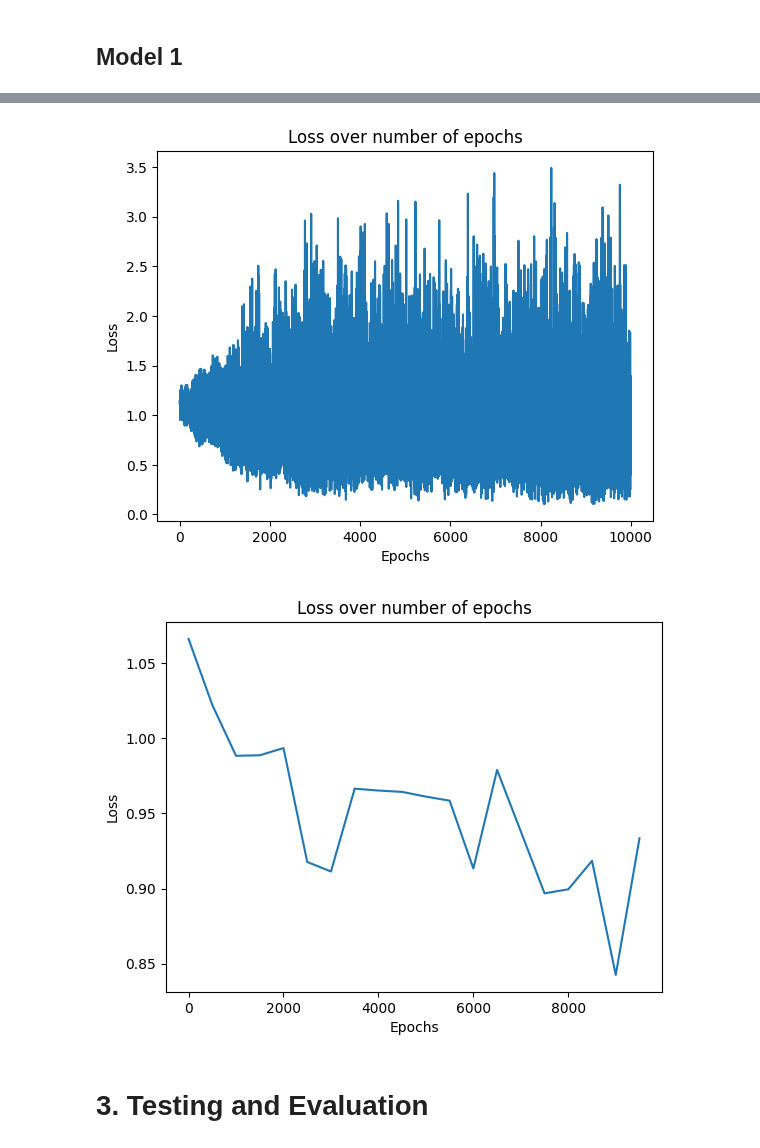
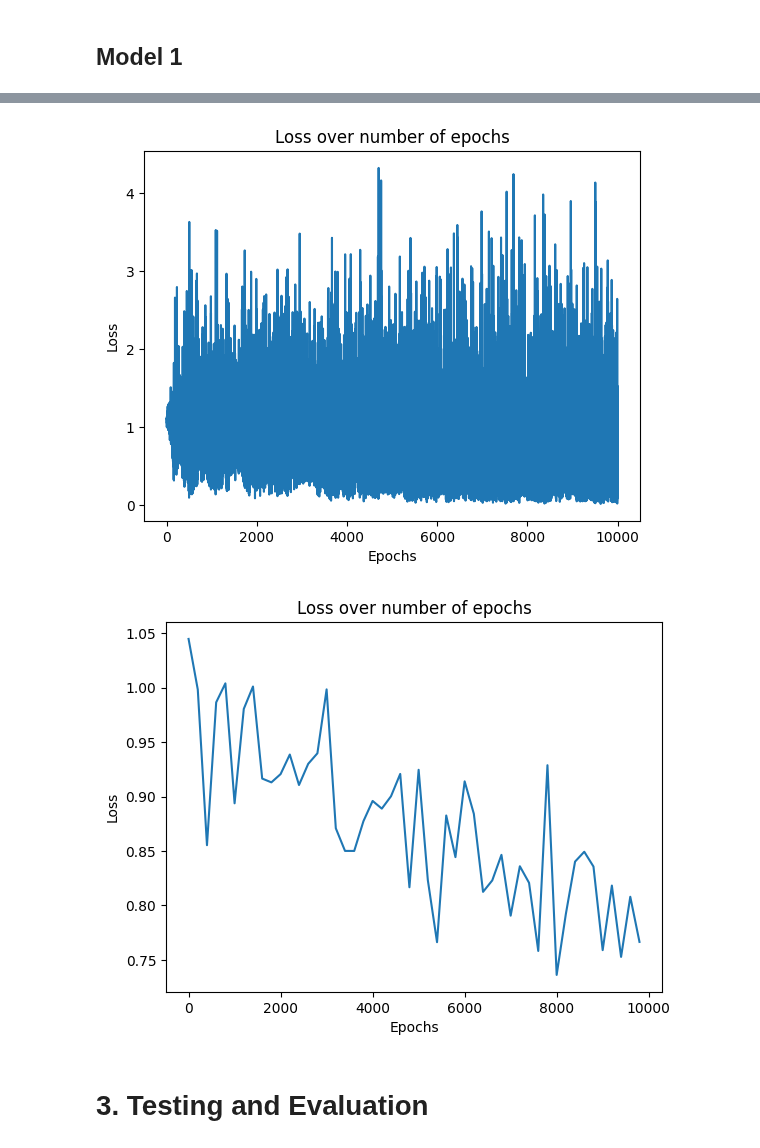
Before and after one commit to LisonLau/CITS4012-Project, a Jupyter notebook: CITS4012_10.ipynb, the cells around one changed output, grey strips where cells are left out. Drawn from its saved outputs; the diff is of its cells as text; code cells hidden in the pictures.

```diff
--- a/CITS4012_10.ipynb
+++ b/CITS4012_10.ipynb
@@ -326,9 +342,10 @@ class Decoder(nn.Module):
 # random.seed(seed)
 
 num_epochs = 10000
-display_interval = 500
-learning_rate = 0.01
-hidden_size = 50
+print_interval = 500
+plot_interval = 200
+learning_rate = 0.001
+hidden_size = 64
 attention_type = 'dot_product' # 'dot_product', 'scaled_dot_product', 'cosine_similarity'
 
 # embedding = nn.Embedding.from_pretrained(glove_weights)
@@ -337,12 +354,11 @@ embedding = nn.Embedding(vocab_size, hidden_size)
 encoder = Encoder(hidden_size, embedding, num_layers=1)
 decoder = Decoder(hidden_size, 3, attention=attention_type)
 
-encoder_optimizer = optim.SGD(encoder.parameters(), lr=learning_rate)
-decoder_optimizer = optim.SGD(decoder.parameters(), lr=learning_rate)
+encoder_optimizer = optim.Adam(encoder.parameters(), lr=learning_rate)
+decoder_optimizer = optim.Adam(decoder.parameters(), lr=learning_rate)
 criterion = nn.NLLLoss()
-plot_losses = []
-plot_avg_losses = []
-total_loss = 0
+plot_all_losses, plot_avg_losses, print_loss_total, plot_loss_total = [], [], 0, 0
+start = time.time()
 
 for epoch in range(1, num_epochs+1):
     random_idx = random.choice(range(len(train_data)))
@@ -376,13 +392,18 @@ for epoch in range(1, num_epochs+1):
     encoder_optimizer.step()
     decoder_optimizer.step()
 
-    loss = loss.item()
-    total_loss += loss
-    plot_losses.append(loss)
+    print_loss_total += loss.item()
+    plot_loss_total += loss.item()
+    plot_all_losses.append(loss.item())
 
-    if (epoch+1) % display_interval == 0:
-        avg_loss = total_loss / display_interval
-        plot_avg_losses.append(avg_loss)
-        total_loss = 0
-        print(f'Epoch [{epoch+1}/{num_epochs}], Loss: {avg_loss:.4f}')
+    if epoch % print_interval == 0:
+        print_avg_loss = print_loss_total / print_interval
+        print_time = timeSince(start, epoch / num_epochs)
+        print(f'{print_time} Epoch [{epoch}/{num_epochs}] Loss: {print_avg_loss:.4f}')
+        print_loss_total = 0
+
+    if epoch % plot_interval == 0:
+        plot_avg_loss = plot_loss_total / plot_interval
+        plot_avg_losses.append(plot_avg_loss)
+        plot_loss_total = 0
 # %% [output]
@@ -409,23 +430,23 @@ Epoch [10000/10000], Loss: 0.9335
 # %%
 # Save the model
 # torch.save(encoder, 'Model/encoder1.pt')
 # torch.save(decoder, 'Model1/decoder1.pt')
 
 # Plot loss over number of epochs
-plt.plot(range(1, num_epochs+1), plot_losses)
+plt.plot(range(1, num_epochs+1), plot_all_losses)
 plt.xlabel('Epochs')
 plt.ylabel('Loss')
 plt.title('Loss over number of epochs')
 plt.show()
 
-plt.plot(range(1, num_epochs+1, display_interval), plot_avg_losses)
+plt.plot(range(1, num_epochs+1, plot_interval), plot_avg_losses)
 plt.xlabel('Epochs')
 plt.ylabel('Loss')
 plt.title('Loss over number of epochs')
 plt.show()
 # %% [output]
-[figure, old version]
+[figure, new version]
-[figure, old version]
+[figure, new version]
 # %% [markdown]
 # 3. Testing and Evaluation
 # %% [markdown]
```
Also changed, not shown: parts of 13 cells of this notebook, 3 other files.
